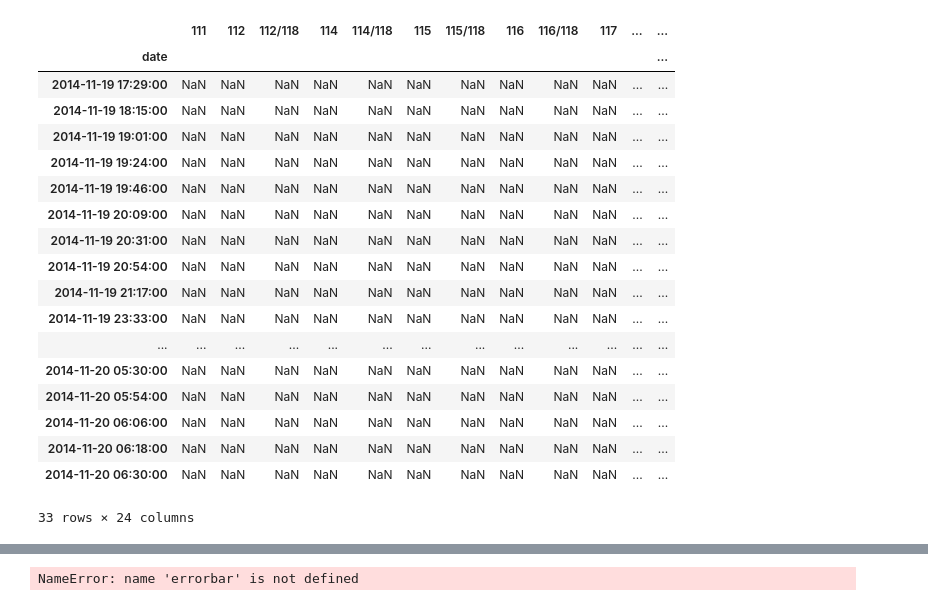
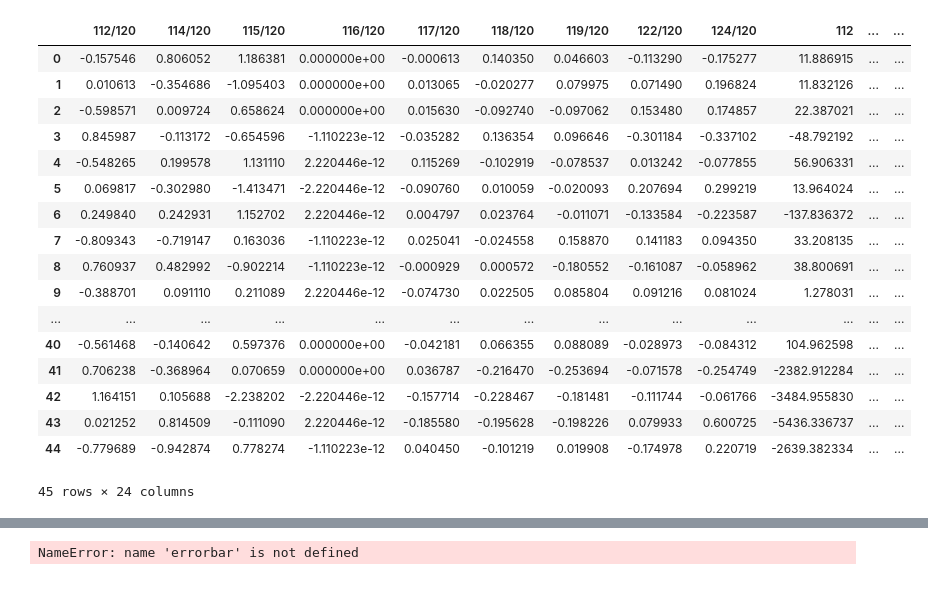
Before and after one commit to Marfster/NU_Plasma, a Jupyter notebook: Nu Plasma Evaluation - internal norm.ipynb, the cells around one changed output, grey strips where cells are left out. Cells and saved outputs as stored; diff of their text form; code cells hidden in the pictures.

```diff
--- a/Nu Plasma Evaluation - internal norm.ipynb
+++ b/Nu Plasma Evaluation - internal norm.ipynb
@@ -106,4 +111,5 @@ df_all
 # %%
+files_1 = range(files_start, files_end, 1)
 df_raw_signals = pd.DataFrame()
 df_internal_norm = pd.DataFrame()
 
@@ -111,11 +117,11 @@ for sample in sample_ls:
     df = NU_data_read(path, sample, cup_config)
     cycles = range(1, len(df.data_read(sample).index)+1)
     # arbitrary blank positions
-    #blk1 = [item for item in blk_ls if item < sample]
-    #blk2 = [item for item in blk_ls if item > sample]
-    #blk1 = blk1[-1]
-    #blk2 = blk2[0]
-    #blk_corr_sample = True
+    blk1 = [item for item in blk_ls if item < sample]
+    blk2 = [item for item in blk_ls if item > sample]
+    blk1 = blk1[-1]
+    blk2 = blk2[0]
+    blk_corr_sample = True
 
     # blank measurement surrounds sample
     #if ((sample-1) in blk_ls) and ((sample+1) in blk_ls):
@@ -143,7 +149,7 @@ for sample in sample_ls:
     data_sample_raw = pd.DataFrame.from_dict(data_sample_raw, orient = 'index')
     data_sample_raw = new_corr.mad_outlier_rejection(data_sample_raw)
 
-    data_sample = new_corr.internal_norm_2(norm_ratio, denom_isotope, iter_beta)
+    data_sample = new_corr.internal_norm_1(norm_ratio, denom_isotope, iter_beta)
     data_sample = pd.DataFrame.from_dict(data_sample, orient = 'index')
     data_sample = new_corr.mad_outlier_rejection(data_sample)
 
@@ -161,4 +167,3 @@ for sample in sample_ls:
     data_sample = data_sample.merge(data_sample_raw)
 
     df_internal_norm = df_internal_norm.append(data_sample)
-    print sample, sample_name
@@ -187,10 +174,6 @@ columns.extend(data_sample_column)
 columns.extend(sorted(data_sample_raw.drop("cycle", axis=1).columns))
 df_internal_sub = pd.DataFrame(df_internal_norm, columns = columns)
 
-df_all_sub = df_all[(df_all["sample"] != "blank sol") & (df_all["sample"] != "SQ") & (df_all["sample"] != "teflon blank") & (df_all["sample"] != "wash clean") & (df_all["sample"] != "blank sample")]
-df_internal_sub["111"] = df_all_sub["L3 (1)"]
-df_internal_sub["125"] = df_all_sub["H5 (2)"]
-df_internal_sub["Cd/Sn"] = (df_all_sub["L3 (1)"]/12.722)/(df_all_sub["H4 (1)"]/24.223)
-df_internal_sub["Te/Sn"] = (df_all_sub["H5 (2)"]/7.0509)/(df_all_sub["H4 (1)"]/24.223)
+df_internal_sub["Cd/Sn"] = (df_internal_norm["111"]/12.722)/(df_internal_norm["118"]/24.223)
+df_internal_sub["Te/Sn"] = (df_internal_norm["125"]/7.0509)/(df_internal_norm["118"]/24.223)
 #df_external_sub.to_csv(path_sav + "Sn_H9_L4_internal_corr_all.csv")
-df_internal_norm
@@ -258,47 +254,46 @@ show(dataplot)
 # %%
 sub_index = df_internal_norm_mean[(df_internal_norm_mean["sample"].shift(1) == df_internal_norm_mean["sample"].shift(-1)) & (df_internal_norm_mean["sample"].shift(1) == "NIST 100ppb")].index
 #corr_values = df_internal_norm_mean[(df_external_norm_mean >= 0.74289)]
 #corr_values = df_internal_norm_mean[:"20150110 10:00"]
 corr_values = df_internal_norm_mean[df_internal_norm_mean["118"] >= 1]
 #corr_values = df_internal_norm_mean
 sample = corr_values["sample"]
-std_mean = corr_values[(corr_values["sample"] == "SPEX1 100ppb")].mean()
+std_mean = corr_values[(corr_values["sample"] == "NIST 100ppb")].mean()
 new = corr_values[corr_values.columns[corr_values.dtypes != 'object']]
 
 #std_mean["112/120", "114/120", "115/120", "117/120", "118/120", "119/120", "122/120", "124/120"] = [0.029823, 0.020189, 0.010372, 0.235299, 0.742923, 0.263443, 0.142078, 0.177546]
 #print std_mean
-epsilon =  ((new / std_mean)-1)*10000
+#epsilon =  ((new / std_mean)-1)*10000
 #new["sample"] = sample
-#epsilon_NIST =  ((new / ((new.shift(1) + new.shift(-1))/2))-1)*10000
-#epsilon_2 = ((new / ((new.shift(2) + new.shift(-2))/2))-1)*10000
-epsilon["sample"] = sample
-#epsilon_2["sample"] = sample
+epsilon_NIST =  ((new / ((new.shift(1) + new.shift(-1))/2))-1)*10000
+epsilon_2 = ((new / ((new.shift(2) + new.shift(-2))/2))-1)*10000
+epsilon_NIST["sample"] = sample
+epsilon_2["sample"] = sample
 
-#epsilon = epsilon[new.index.isin(sub_index)]
+epsilon_NIST = epsilon_NIST[new.index.isin(sub_index)]
 #new[new.sample != "NIST 100ppb"]
-#epsilon_2 = epsilon_2[epsilon_2["sample"] == "NIST 100ppb"]
-#epsilon_comp = epsilon_NIST.append(epsilon_2, ignore_index=True)
-epsilon
+epsilon_2 = epsilon_2[epsilon_2["sample"] == "NIST 100ppb"]
+epsilon_comp = epsilon_NIST.append(epsilon_2, ignore_index=True)
+epsilon_comp
 # %% [output]
-|  | 111 | 112 | 112/118 | 114 | 114/118 | 115 | 115/118 | 116 | 116/118 | 117 | ... | ... |
-| date |  |  |  |  |  |  |  |  |  |  |  | ... |
-| 2014-11-19 17:29:00 | NaN | NaN | NaN | NaN | NaN | NaN | NaN | NaN | NaN | NaN | ... | ... |
-| 2014-11-19 18:15:00 | NaN | NaN | NaN | NaN | NaN | NaN | NaN | NaN | NaN | NaN | ... | ... |
-| 2014-11-19 19:01:00 | NaN | NaN | NaN | NaN | NaN | NaN | NaN | NaN | NaN | NaN | ... | ... |
-| 2014-11-19 19:24:00 | NaN | NaN | NaN | NaN | NaN | NaN | NaN | NaN | NaN | NaN | ... | ... |
-| 2014-11-19 19:46:00 | NaN | NaN | NaN | NaN | NaN | NaN | NaN | NaN | NaN | NaN | ... | ... |
-| 2014-11-19 20:09:00 | NaN | NaN | NaN | NaN | NaN | NaN | NaN | NaN | NaN | NaN | ... | ... |
-| 2014-11-19 20:31:00 | NaN | NaN | NaN | NaN | NaN | NaN | NaN | NaN | NaN | NaN | ... | ... |
-| 2014-11-19 20:54:00 | NaN | NaN | NaN | NaN | NaN | NaN | NaN | NaN | NaN | NaN | ... | ... |
-| 2014-11-19 21:17:00 | NaN | NaN | NaN | NaN | NaN | NaN | NaN | NaN | NaN | NaN | ... | ... |
-| 2014-11-19 23:33:00 | NaN | NaN | NaN | NaN | NaN | NaN | NaN | NaN | NaN | NaN | ... | ... |
+|  | 112/120 | 114/120 | 115/120 | 116/120 | 117/120 | 118/120 | 119/120 | 122/120 | 124/120 | 112 | ... | ... |
+| 0 | -0.157546 | 0.806052 | 1.186381 | 0.000000e+00 | -0.000613 | 0.140350 | 0.046603 | -0.113290 | -0.175277 | 11.886915 | ... | ... |
+| 1 | 0.010613 | -0.354686 | -1.095403 | 0.000000e+00 | 0.013065 | -0.020277 | 0.079975 | 0.071490 | 0.196824 | 11.832126 | ... | ... |
+| 2 | -0.598571 | 0.009724 | 0.658624 | 0.000000e+00 | 0.015630 | -0.092740 | -0.097062 | 0.153480 | 0.174857 | 22.387021 | ... | ... |
+| 3 | 0.845987 | -0.113172 | -0.654596 | -1.110223e-12 | -0.035282 | 0.136354 | 0.096646 | -0.301184 | -0.337102 | -48.792192 | ... | ... |
+| 4 | -0.548265 | 0.199578 | 1.131110 | 2.220446e-12 | 0.115269 | -0.102919 | -0.078537 | 0.013242 | -0.077855 | 56.906331 | ... | ... |
+| 5 | 0.069817 | -0.302980 | -1.413471 | -2.220446e-12 | -0.090760 | 0.010059 | -0.020093 | 0.207694 | 0.299219 | 13.964024 | ... | ... |
+| 6 | 0.249840 | 0.242931 | 1.152702 | 2.220446e-12 | 0.004797 | 0.023764 | -0.011071 | -0.133584 | -0.223587 | -137.836372 | ... | ... |
+| 7 | -0.809343 | -0.719147 | 0.163036 | -1.110223e-12 | 0.025041 | -0.024558 | 0.158870 | 0.141183 | 0.094350 | 33.208135 | ... | ... |
+| 8 | 0.760937 | 0.482992 | -0.902214 | -1.110223e-12 | -0.000929 | 0.000572 | -0.180552 | -0.161087 | -0.058962 | 38.800691 | ... | ... |
+| 9 | -0.388701 | 0.091110 | 0.211089 | 2.220446e-12 | -0.074730 | 0.022505 | 0.085804 | 0.091216 | 0.081024 | 1.278031 | ... | ... |
 | ... | ... | ... | ... | ... | ... | ... | ... | ... | ... | ... | ... | ... |
-| 2014-11-20 05:30:00 | NaN | NaN | NaN | NaN | NaN | NaN | NaN | NaN | NaN | NaN | ... | ... |
-| 2014-11-20 05:54:00 | NaN | NaN | NaN | NaN | NaN | NaN | NaN | NaN | NaN | NaN | ... | ... |
-| 2014-11-20 06:06:00 | NaN | NaN | NaN | NaN | NaN | NaN | NaN | NaN | NaN | NaN | ... | ... |
-| 2014-11-20 06:18:00 | NaN | NaN | NaN | NaN | NaN | NaN | NaN | NaN | NaN | NaN | ... | ... |
-| 2014-11-20 06:30:00 | NaN | NaN | NaN | NaN | NaN | NaN | NaN | NaN | NaN | NaN | ... | ... |
+| 40 | -0.561468 | -0.140642 | 0.597376 | 0.000000e+00 | -0.042181 | 0.066355 | 0.088089 | -0.028973 | -0.084312 | 104.962598 | ... | ... |
+| 41 | 0.706238 | -0.368964 | 0.070659 | 0.000000e+00 | 0.036787 | -0.216470 | -0.253694 | -0.071578 | -0.254749 | -2382.912284 | ... | ... |
+| 42 | 1.164151 | 0.105688 | -2.238202 | -2.220446e-12 | -0.157714 | -0.228467 | -0.181481 | -0.111744 | -0.061766 | -3484.955830 | ... | ... |
+| 43 | 0.021252 | 0.814509 | -0.111090 | 2.220446e-12 | -0.185580 | -0.195628 | -0.198226 | 0.079933 | 0.600725 | -5436.336737 | ... | ... |
+| 44 | -0.779689 | -0.942874 | 0.778274 | -1.110223e-12 | 0.040450 | -0.101219 | 0.019908 | -0.174978 | 0.220719 | -2639.382334 | ... | ... |
-33 rows × 24 columns
+45 rows × 24 columns
 # %%
 def SD2(x):
     SD2 = np.std(x) * 2
```
Also changed, not shown: parts of 16 cells of this notebook, 3 other files.
